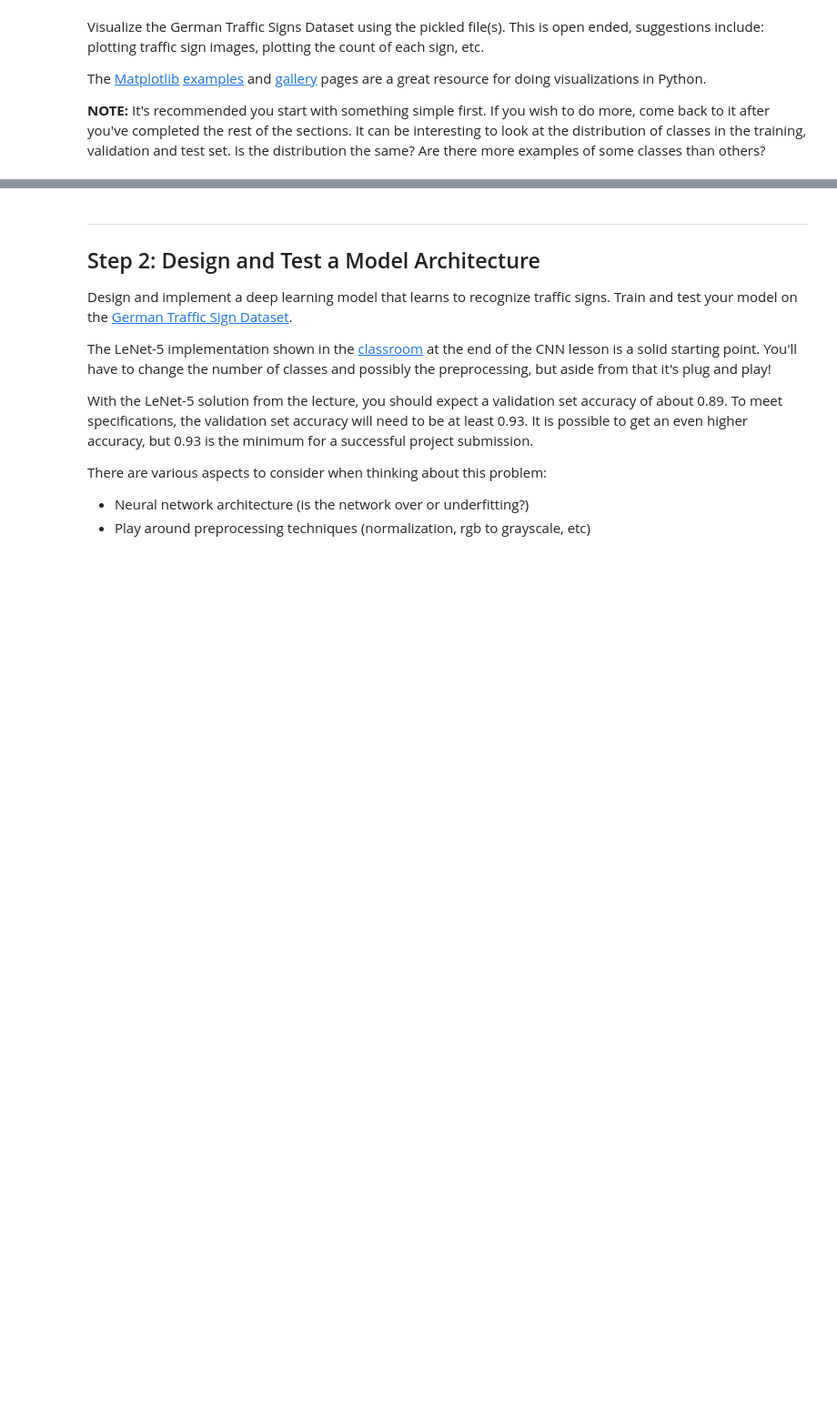
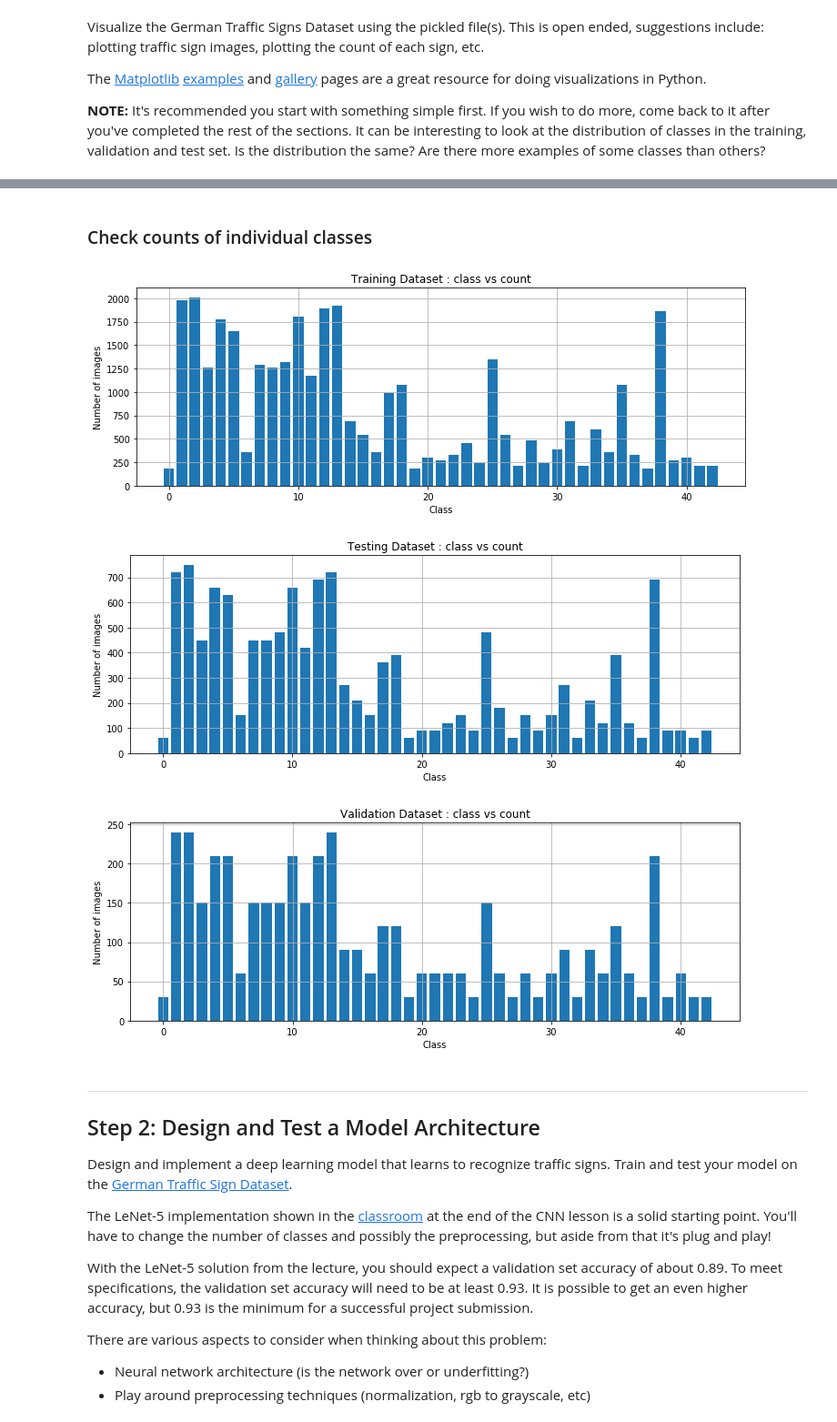
Before and after one commit to singlavinod/Self-Driving-Car-NanoDegree-Udacity, a Jupyter notebook: Traffic_Sign_Classifier.ipynb, the cells around one changed output, grey strips where cells are left out. Shown at 91% size. Saved outputs shown, nothing was run; the diff lists cells and outputs as text; code cells hidden in the pictures; blank space fills up the shorter version.

```diff
--- a/Traffic_Sign_Classifier.ipynb
+++ b/Traffic_Sign_Classifier.ipynb
@@ -113,3 +120,38 @@ print(y_train[index])
+# %% [markdown]
+### Check counts of individual classes
+# %%
+import numpy as np
+
+train_class, train_counts = np.unique(y_train, return_counts=True)
+plt.figure(figsize=(12, 4))
+plt.bar(train_class, train_counts)
+plt.grid()
+plt.title("Training Dataset : class vs count")
+plt.xlabel("Class")
+plt.ylabel("Number of images")
+plt.show()
+
+test_class, test_counts = np.unique(y_test, return_counts=True)
+plt.figure(figsize=(12, 4))
+plt.bar(test_class, test_counts)
+plt.grid()
+plt.title("Testing Dataset : class vs count")
+plt.xlabel("Class")
+plt.ylabel("Number of images")
+plt.show()
+
+valid_class, valid_counts = np.unique(y_valid, return_counts=True)
+plt.figure(figsize=(12, 4))
+plt.bar(valid_class, valid_counts)
+plt.grid()
+plt.xlabel("Class")
+plt.ylabel("Number of images")
+plt.title("Validation Dataset : class vs count")
+plt.show()
+# %% [output]
+[figure, added]
+[figure, added]
+[figure, added]
 # %% [markdown]
 ----
 
```
Also changed, not shown: parts of 14 cells of this notebook.
